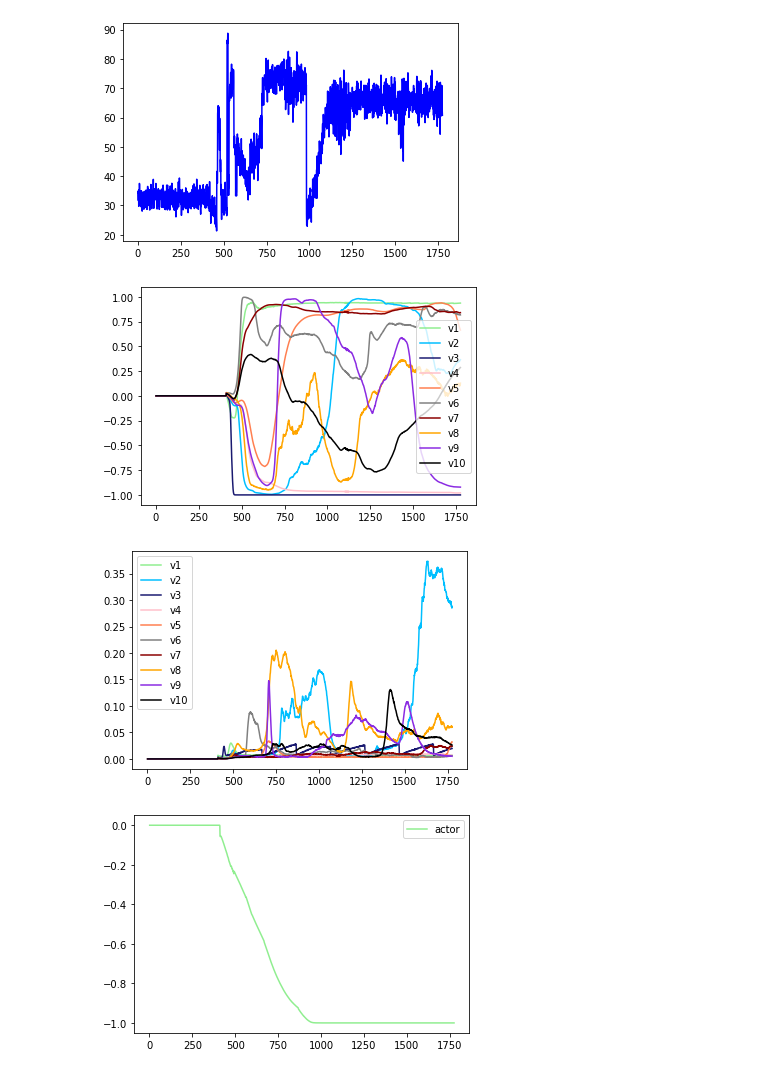
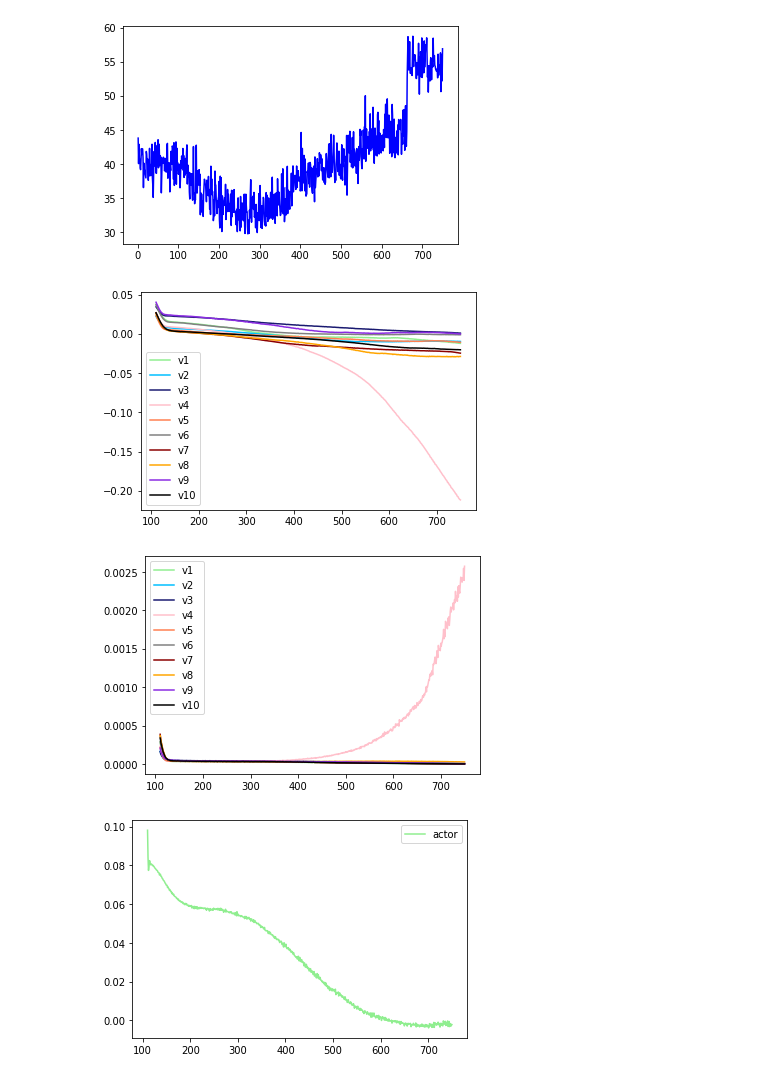
Before and after one commit to neardws/Multi-Agent-Deep-Reinforcement-Learning, a Jupyter notebook: draw_results.ipynb, the cells around one changed output. Cells and saved outputs as stored; diff of their text form; code cells hidden in the pictures.

```diff
--- a/draw_results.ipynb
+++ b/draw_results.ipynb
@@ -39,7 +39,7 @@ def read_loss(given_list_file_name):
                                            "Critic of V10",
                                            "Actor of Edge", "Critic of Edge",
                                            "Actor of Reward", "Critic of Reward"], header=0)
-    df = df[df["Epoch index"] >= 1]
+    df = df[df["Epoch index"] >= 110]
     # df = df[df["Epoch index"] <= 310]
     return df
 
@@ -117,35 +117,35 @@ def draw_critic_loss_of_edge(given_list_file_name):
 
 
 def draw_actor_loss_of_reward(given_list_file_name):
     df = read_loss(given_list_file_name)
     epoch_index = df["Epoch index"].values.tolist()
     actor_loss_of_reward = df["Actor of Reward"].values.tolist()
     plt.plot(epoch_index, actor_loss_of_reward, '-', color='lightgreen', label='actor')
     plt.legend(loc="best")  # 图例
     plt.show()
 
 
 def draw_critic_loss_of_reward(given_list_file_name):
     df = read_loss(given_list_file_name)
     epoch_index = df["Epoch index"].values.tolist()
     critic_loss_of_reward = df["Critic of Reward"].values.tolist()
     plt.plot(epoch_index, critic_loss_of_reward, '-', color='blueviolet', label='critic')
     plt.legend(loc="best")  # 图例
     plt.show()
 
 
 if __name__ == '__main__':
-    file_name = '2021-09-14-04-49-44-list_file_name.pkl'
+    file_name = '2021-09-22-00-47-47-list_file_name.pkl'
 
     draw_results(file_name)
     draw_actor_loss_of_sensor_nodes(given_list_file_name=file_name)
     draw_critic_loss_of_sensor_nodes(given_list_file_name=file_name)
     draw_actor_loss_of_edge(given_list_file_name=file_name)
     draw_critic_loss_of_edge(given_list_file_name=file_name)
     draw_actor_loss_of_reward(given_list_file_name=file_name)
     draw_critic_loss_of_reward(given_list_file_name=file_name)
 # %% [output]
-[figure, old version]
+[figure, new version]
-[figure, old version]
+[figure, new version]
-[figure, old version]
+[figure, new version]
-[figure, old version]
+[figure, new version]
```
Also changed, not shown: parts of 1 cell of this notebook, 10 other files.
